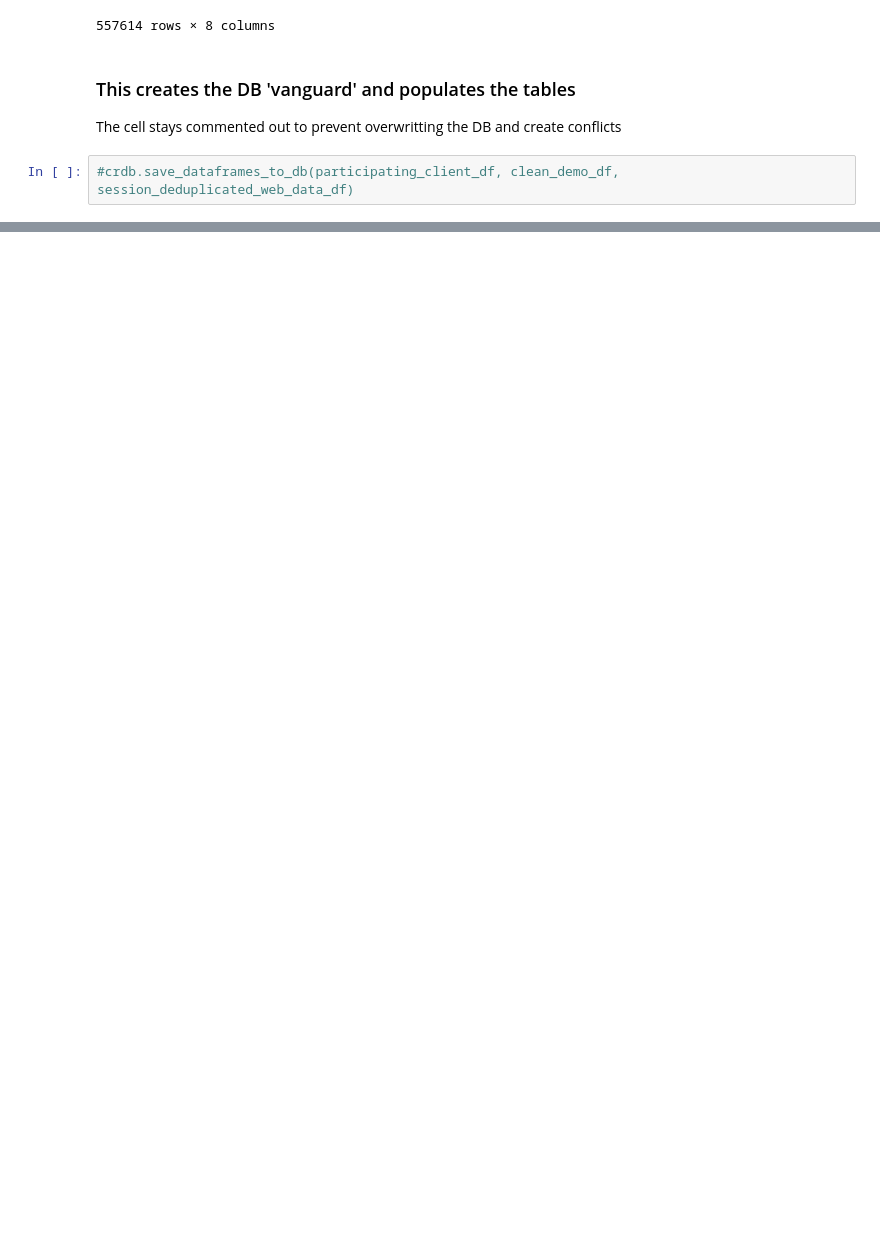
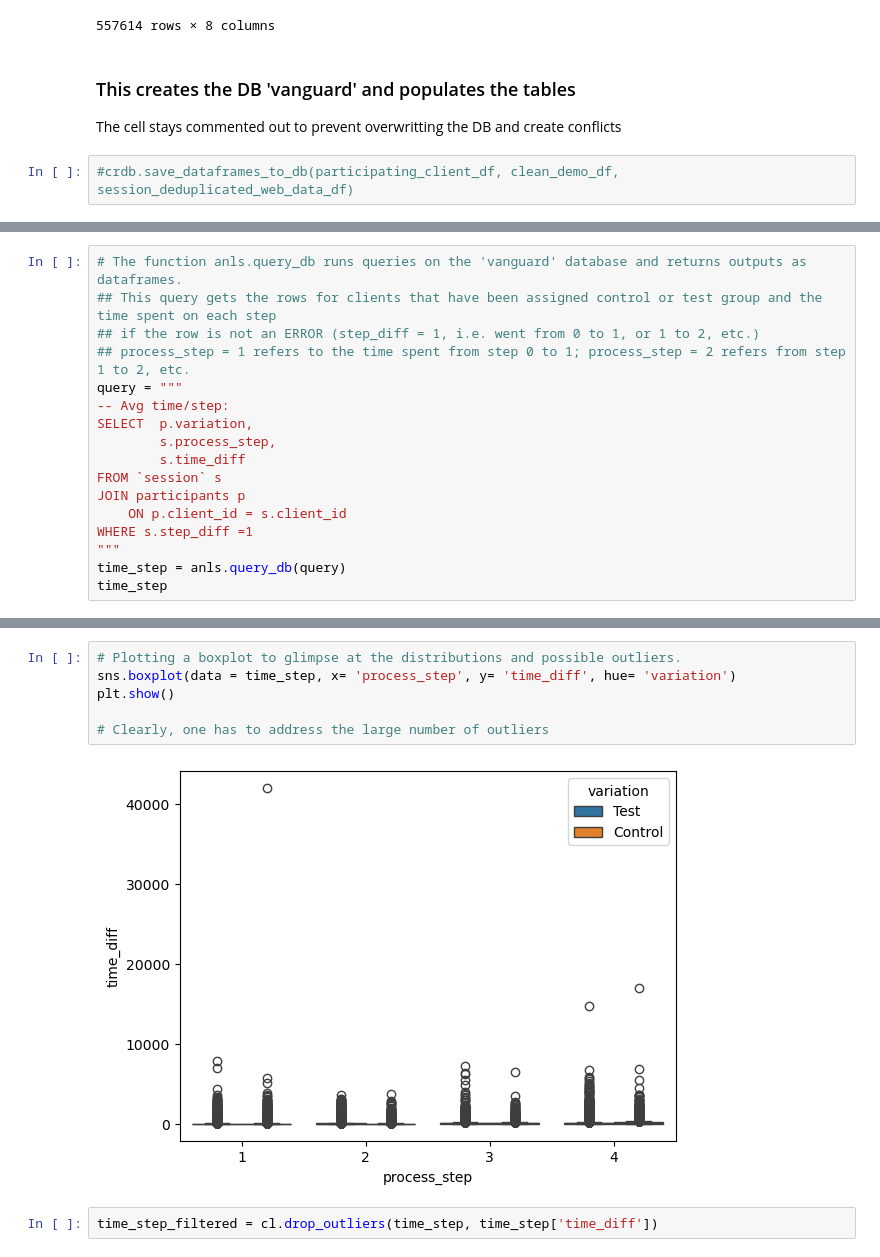
Before and after one commit to arnaurr94/vanguard-ab-test, a Jupyter notebook: dataframes.ipynb, the cells around one changed output, grey strips where cells are left out. Saved outputs shown, nothing was run; the diff lists cells and outputs as text; blank space fills up the shorter version.

Commit message:
added function to clean outliers. Added tests for KPIs

```diff
--- a/dataframes.ipynb
+++ b/dataframes.ipynb
@@ -464,0 +490,17 @@ np.float64(0.4899082878596448)
+# %%
+# The function anls.query_db runs queries on the 'vanguard' database and returns outputs as dataframes.
+## This query gets the rows for clients that have been assigned control or test group and the time spent on each step
+## if the row is not an ERROR (step_diff = 1, i.e. went from 0 to 1, or 1 to 2, etc.)
+## process_step = 1 refers to the time spent from step 0 to 1; process_step = 2 refers from step 1 to 2, etc.
+query = """
+-- Avg time/step:
+SELECT  p.variation,
+		s.process_step,
+        s.time_diff
+FROM `session` s
+JOIN participants p
+	ON p.client_id = s.client_id
+WHERE s.step_diff =1
+"""
+time_step = anls.query_db(query)
+time_step
@@ -464,0 +521,10 @@ np.float64(0.4899082878596448)
+# %%
+# Plotting a boxplot to glimpse at the distributions and possible outliers.
+sns.boxplot(data = time_step, x= 'process_step', y= 'time_diff', hue= 'variation')
+plt.show()
+
+# Clearly, one has to address the large number of outliers
+# %% [output]
+[figure, added]
+# %%
+time_step_filtered = cl.drop_outliers(time_step, time_step['time_diff'])
```
Also changed, not shown: parts of 36 cells of this notebook, 1 other file.
